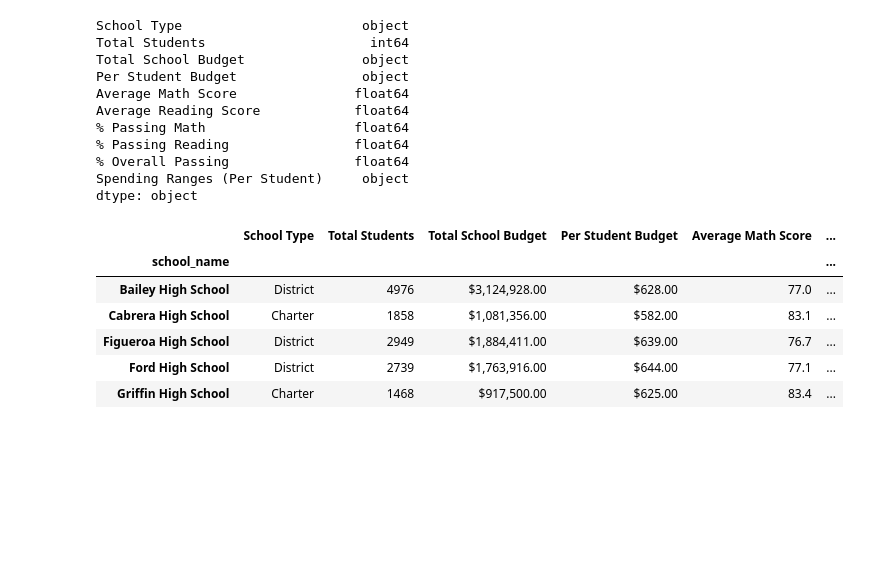
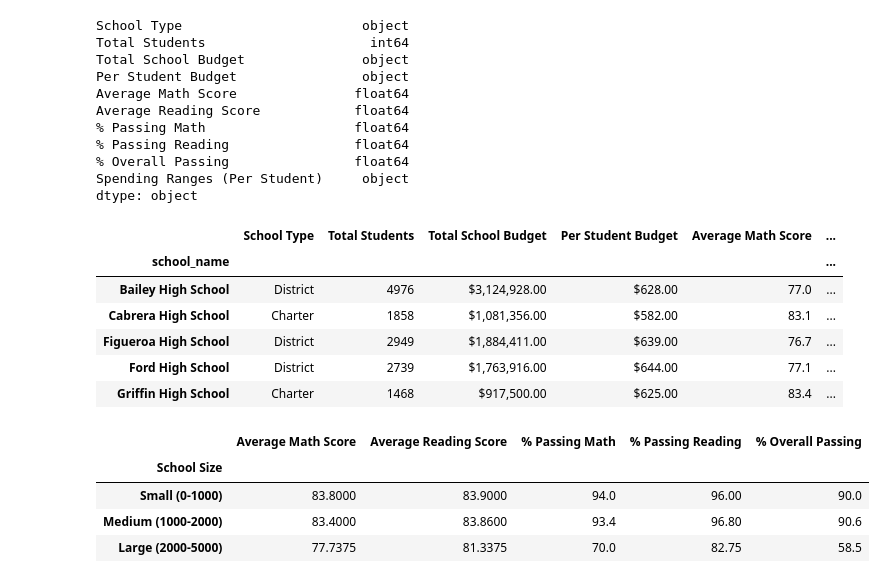
Before and after one commit to tcjurgens/School_District_Analysis, a Jupyter notebook: PyCitySchools.ipynb, the cells around one changed output. Cells and saved outputs as stored; diff of their text form; code cells hidden in the pictures; blank space fills up the shorter version.

Commit message:
scores by school size

```diff
--- a/PyCitySchools.ipynb
+++ b/PyCitySchools.ipynb
@@ -1060,3 +1060,19 @@ size_passing_math = per_school_summary_df.groupby(["School Size"]).mean()["% Pas
 size_passing_reading = per_school_summary_df.groupby(["School Size"]).mean()["% Passing Reading"]
 
 size_overall_passing = per_school_summary_df.groupby(["School Size"]).mean()["% Overall Passing"]
+# %%
+# Assemble into DataFrame.
+size_summary_df = pd.DataFrame({
+          "Average Math Score" : size_math_scores,
+          "Average Reading Score": size_reading_scores,
+          "% Passing Math": size_passing_math,
+          "% Passing Reading": size_passing_reading,
+          "% Overall Passing": size_overall_passing})
+
+size_summary_df
+# %% [output]
+|  | Average Math Score | Average Reading Score | % Passing Math | % Passing Reading | % Overall Passing |
+| School Size |  |  |  |  |  |
+| Small (0-1000) | 83.8000 | 83.9000 | 94.0 | 96.00 | 90.0 |
+| Medium (1000-2000) | 83.4000 | 83.8600 | 93.4 | 96.80 | 90.6 |
+| Large (2000-5000) | 77.7375 | 81.3375 | 70.0 | 82.75 | 58.5 |
```
Also changed, not shown: parts of 1 cell of this notebook.
